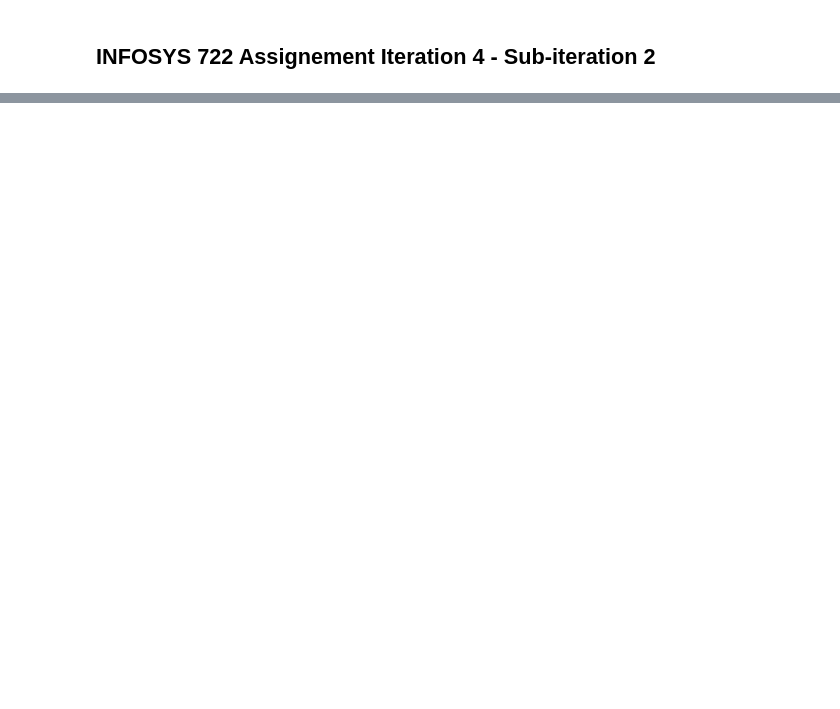
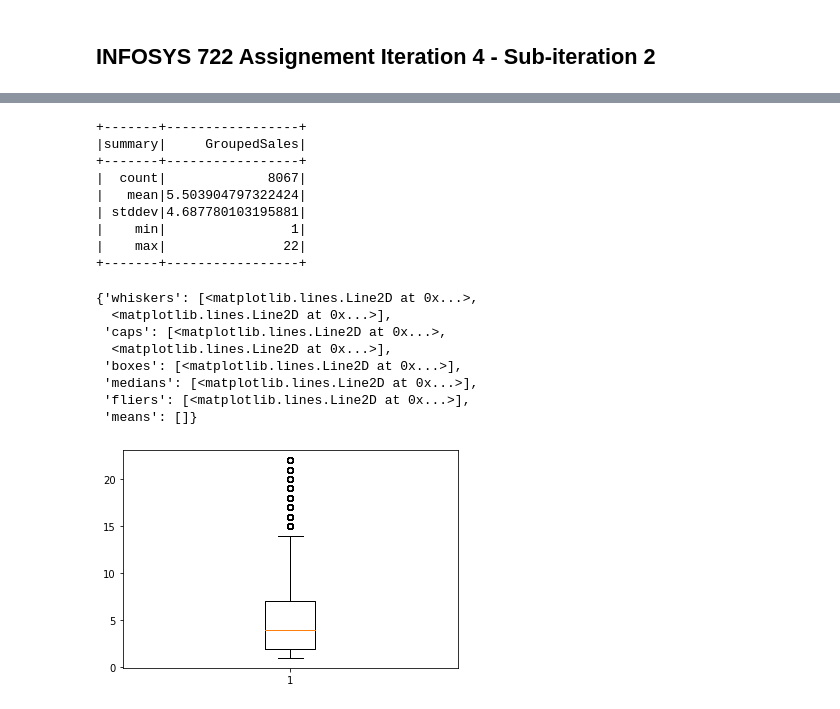
Before and after one commit to lee0210/infosys722-iteration4, a Jupyter notebook: notebook-i4.ipynb, the cells around one changed output, grey strips where cells are left out. Cells and saved outputs as stored; diff of their text form; code cells hidden in the pictures; blank space fills up the shorter version.

```diff
--- a/notebook-i4.ipynb
+++ b/notebook-i4.ipynb
@@ -68,0 +221,27 @@ sns.boxplot(x='prediction', y='Frequency', data=result.toPandas())
+# %%
+def remove_extreme_by_z_scores(dataframe, column, threshold = 1):
+    mean, std = dataframe.agg(F.mean(column), F.stddev(column)).collect()[0]
+    dataframe = dataframe.withColumn('z_scores', (F.col(column) - mean) / std)
+    return dataframe.where(F.col('z_scores') <= threshold).drop('z_scores')
+selected_data = remove_extreme_by_z_scores(selected_data, 'GroupedSales')
+selected_data.select('GroupedSales').summary().show()
+plt.boxplot(selected_data.toPandas()['GroupedSales'])
+# %% [output]
++-------+-----------------+
+|summary|     GroupedSales|
++-------+-----------------+
+|  count|             8067|
+|   mean|5.503904797322424|
+| stddev|4.687780103195881|
+|    min|                1|
+|    max|               22|
++-------+-----------------+
+{'whiskers': [<matplotlib.lines.Line2D at 0x...>,
+  <matplotlib.lines.Line2D at 0x...>],
+ 'caps': [<matplotlib.lines.Line2D at 0x...>,
+  <matplotlib.lines.Line2D at 0x...>],
+ 'boxes': [<matplotlib.lines.Line2D at 0x...>],
+ 'medians': [<matplotlib.lines.Line2D at 0x...>],
+ 'fliers': [<matplotlib.lines.Line2D at 0x...>],
+ 'means': []}
+[figure, added]
```
Also changed, not shown: parts of 32 cells of this notebook.
